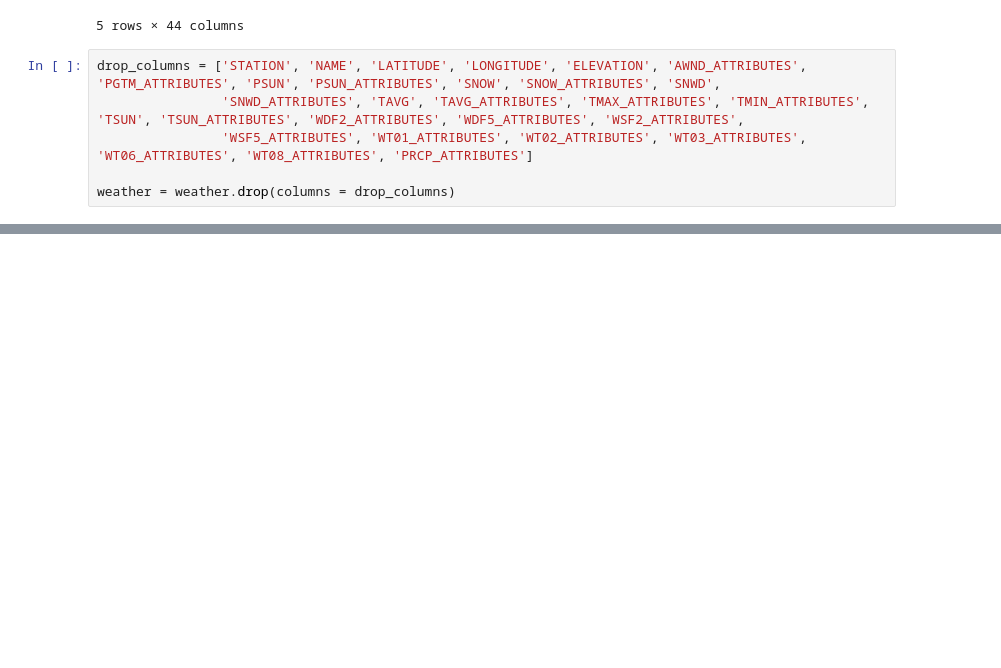
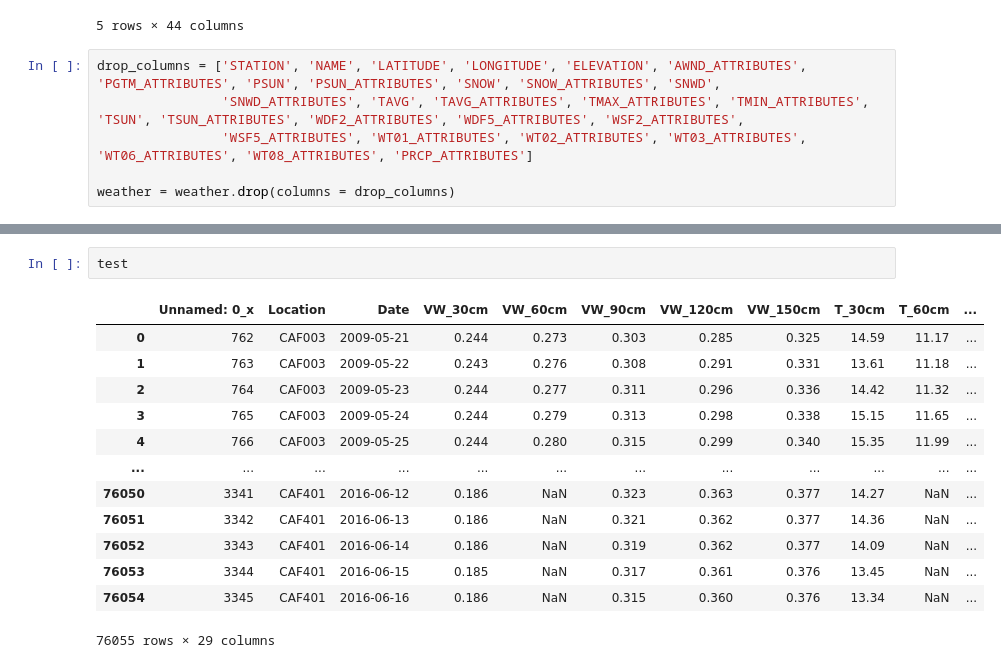
Before and after one commit to cybertraining-dsc/cybertraining-dsc.github.io-v1, a Jupyter notebook: docs/report/fa20-523-305/project/data_cleaning_aggregation.ipynb, the cells around one changed output, grey strips where cells are left out. Cells and saved outputs as stored; diff of their text form; blank space fills up the shorter version.

```diff
--- a/docs/report/fa20-523-305/project/data_cleaning_aggregation.ipynb
+++ b/docs/report/fa20-523-305/project/data_cleaning_aggregation.ipynb
@@ -97,0 +154,16 @@ agg_data.to_csv('soil_moisture.csv')
+# %%
+test
+# %% [output]
+|  | Unnamed: 0_x | Location | Date | VW_30cm | VW_60cm | VW_90cm | VW_120cm | VW_150cm | T_30cm | T_60cm | ... |
+| 0 | 762 | CAF003 | 2009-05-21 | 0.244 | 0.273 | 0.303 | 0.285 | 0.325 | 14.59 | 11.17 | ... |
+| 1 | 763 | CAF003 | 2009-05-22 | 0.243 | 0.276 | 0.308 | 0.291 | 0.331 | 13.61 | 11.18 | ... |
+| 2 | 764 | CAF003 | 2009-05-23 | 0.244 | 0.277 | 0.311 | 0.296 | 0.336 | 14.42 | 11.32 | ... |
+| 3 | 765 | CAF003 | 2009-05-24 | 0.244 | 0.279 | 0.313 | 0.298 | 0.338 | 15.15 | 11.65 | ... |
+| 4 | 766 | CAF003 | 2009-05-25 | 0.244 | 0.280 | 0.315 | 0.299 | 0.340 | 15.35 | 11.99 | ... |
+| ... | ... | ... | ... | ... | ... | ... | ... | ... | ... | ... | ... |
+| 76050 | 3341 | CAF401 | 2016-06-12 | 0.186 | NaN | 0.323 | 0.363 | 0.377 | 14.27 | NaN | ... |
+| 76051 | 3342 | CAF401 | 2016-06-13 | 0.186 | NaN | 0.321 | 0.362 | 0.377 | 14.36 | NaN | ... |
+| 76052 | 3343 | CAF401 | 2016-06-14 | 0.186 | NaN | 0.319 | 0.362 | 0.377 | 14.09 | NaN | ... |
+| 76053 | 3344 | CAF401 | 2016-06-15 | 0.185 | NaN | 0.317 | 0.361 | 0.376 | 13.45 | NaN | ... |
+| 76054 | 3345 | CAF401 | 2016-06-16 | 0.186 | NaN | 0.315 | 0.360 | 0.376 | 13.34 | NaN | ... |
+76055 rows × 29 columns
```
Also changed, not shown: parts of 13 cells of this notebook, 8 other files.
